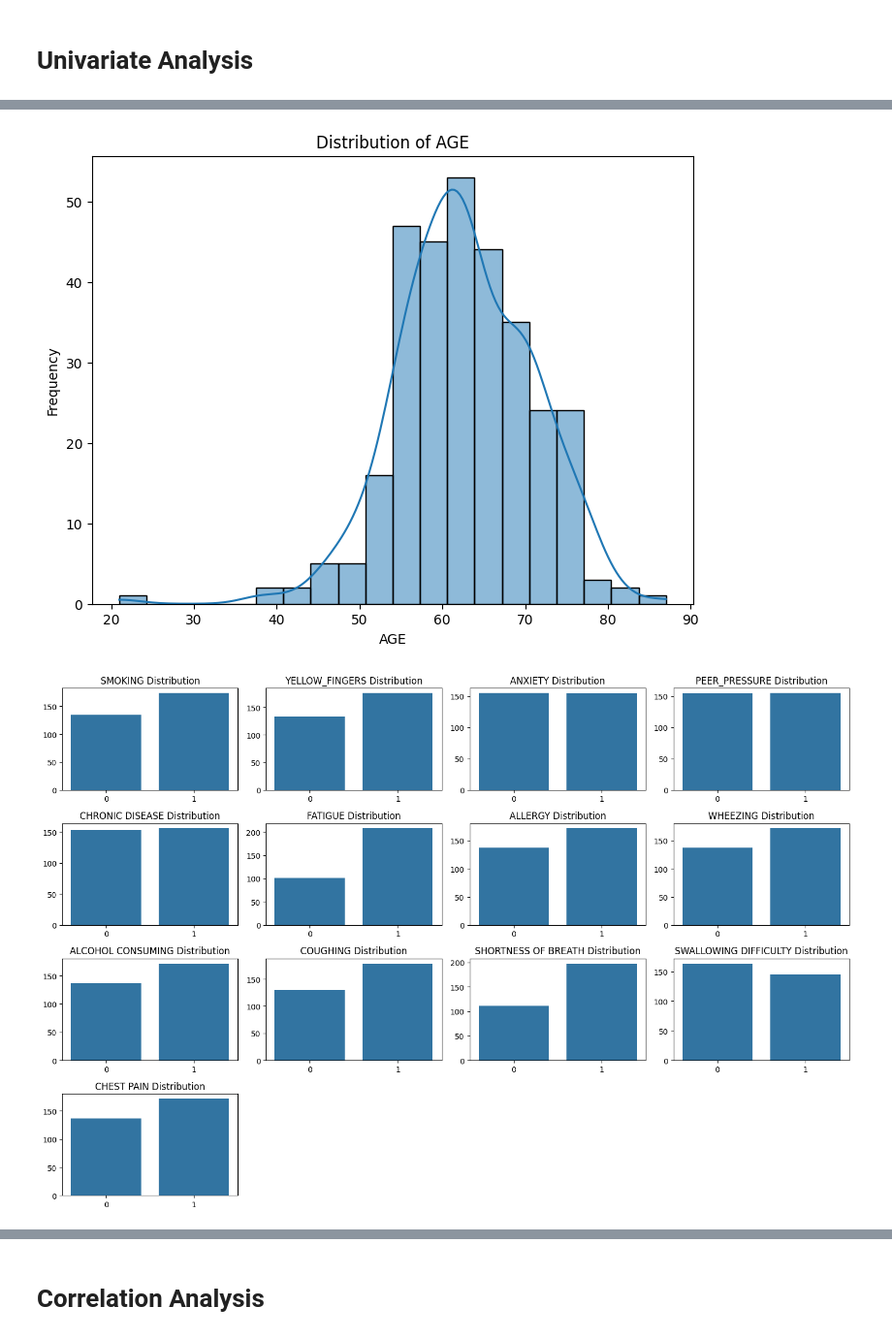
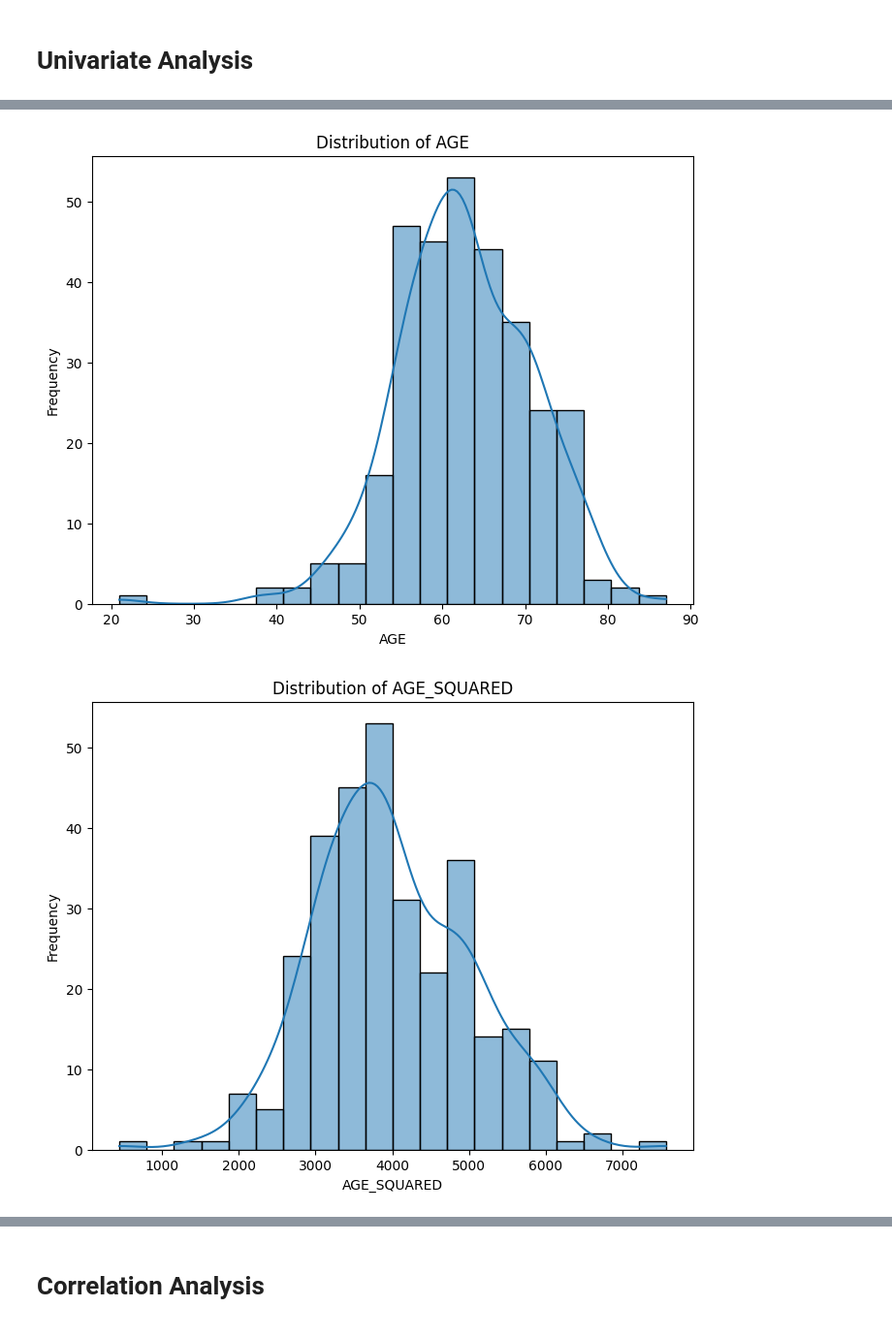
Before and after one commit to arpi5191/Byte-My-Cancer, a Jupyter notebook: 09_615_Project.ipynb, the cells around one changed output, grey strips where cells are left out. Shown at 97% size. Drawn from its saved outputs; the diff is of its cells as text; code cells hidden in the pictures.

```diff
--- a/09_615_Project.ipynb
+++ b/09_615_Project.ipynb
@@ -215,3 +215,10 @@ df.head()
 | 3 | 63 | 1 | 1 | 1 | 0 | 0 | 0 | 0 | 0 | ... |
 | 4 | 63 | 0 | 1 | 0 | 0 | 0 | 0 | 0 | 1 | ... |
 5 rows × 24 columns
+# %%
+# Transform columns with booleans to numerical values
+df['AGE_BINNED_Young'] = df['AGE_BINNED_Young'].astype(int)
+df['AGE_BINNED_Middle'] = df['AGE_BINNED_Middle'].astype(int)
+df['AGE_BINNED_Senior'] = df['AGE_BINNED_Senior'].astype(int)
+
+df
@@ -285,40 +306,43 @@ statistics.head(16)
 df.columns = df.columns.str.strip()
 
 # Visualize the distribution of numerical features using bar chart w/curve
-numerical_columns = ['AGE']  # Add more columns if needed
+numerical_columns = ['AGE', 'AGE_SQUARED', 'AGE_CUBED']  # Add more columns if needed
+
+# Loop through the columns and plot the histograms
 for column in numerical_columns:
     plt.figure(figsize=(8, 6))
-    sns.histplot(df[column], kde=True, bins=20)
+    sns.histplot(df[column], bins=20, kde=True)  # Add kde=True to show the curve
     plt.title(f'Distribution of {column}')
     plt.xlabel(column)
     plt.ylabel('Frequency')
     plt.show()
 
 # Visualize the binary features using bar charts
 binary_columns = ['SMOKING', 'YELLOW_FINGERS', 'ANXIETY', 'PEER_PRESSURE',
                   'CHRONIC DISEASE', 'FATIGUE', 'ALLERGY', 'WHEEZING',
                   'ALCOHOL CONSUMING', 'COUGHING', 'SHORTNESS OF BREATH',
-                  'SWALLOWING DIFFICULTY', 'CHEST PAIN']
+                  'SWALLOWING DIFFICULTY', 'CHEST PAIN', 'AGE_BINNED_Young',
+                  'AGE_BINNED_Middle', 'AGE_BINNED_Senior']
 plt.figure(figsize=(15, 10))
 for i, column in enumerate(binary_columns, 1):
     plt.subplot(4, 4, i)
     sns.countplot(x=df[column])
     plt.title(f'{column} Distribution')
     plt.xlabel('')
     plt.ylabel('')
 plt.tight_layout()
 plt.show()
 
 # Visualize the binary features using density plots
 plt.figure(figsize=(15, 10))
 for i, column in enumerate(binary_columns, 1):
     plt.subplot(4, 4, i)
     sns.kdeplot(df[column], fill=True, color='skyblue', alpha=0.6)
     plt.title(f'Density Plot For {column}')
     plt.xlabel('')
     plt.ylabel('')
 plt.tight_layout()
 plt.show()
 # %% [output]
 [figure]
-[figure, old version]
+[figure, new version]
```
Also changed, not shown: parts of 46 cells of this notebook.
